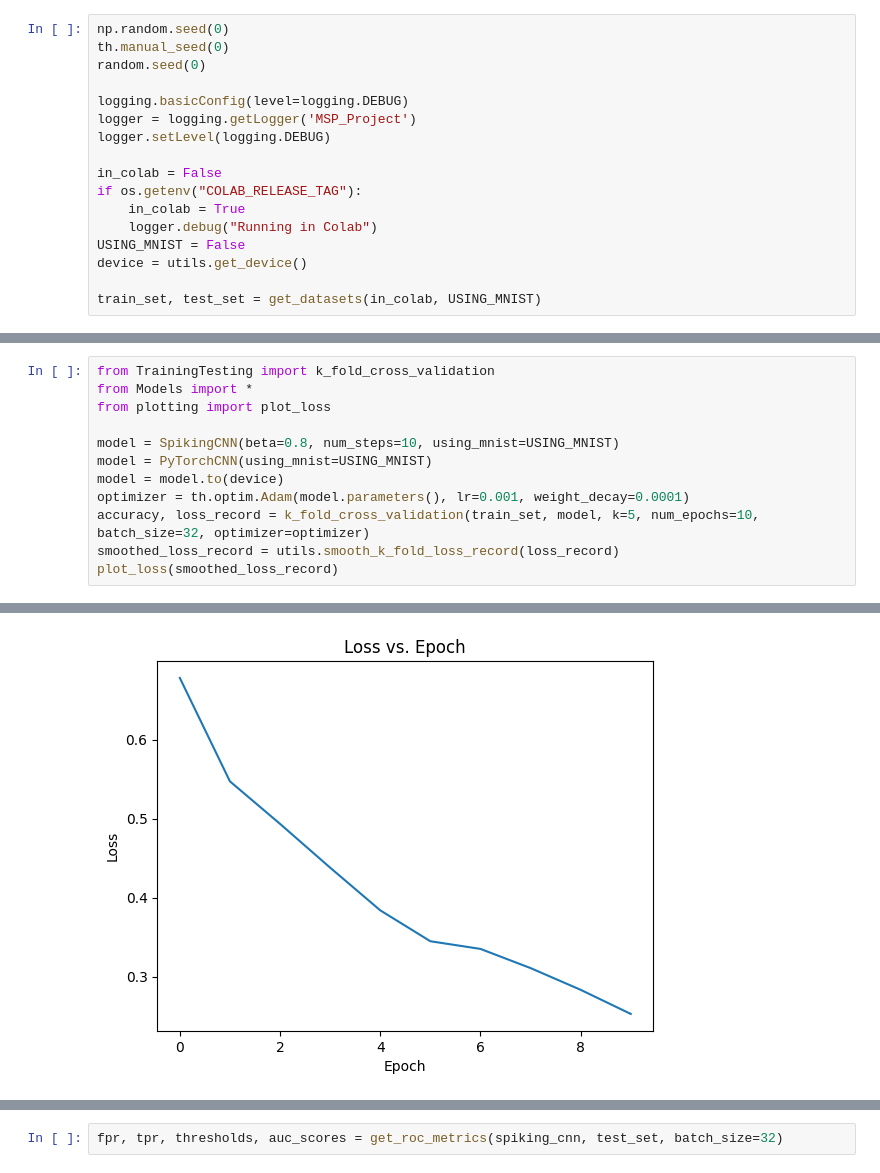
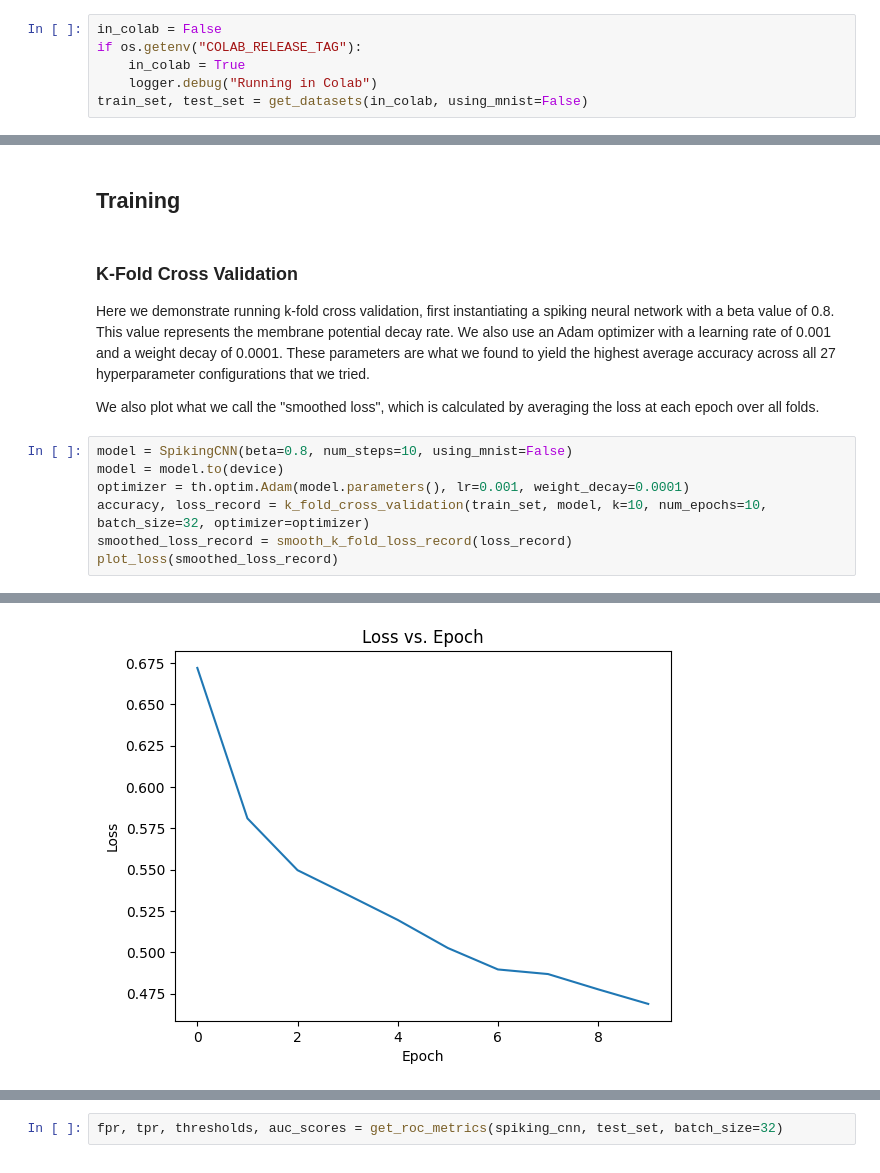
Before and after one commit to syntactic/ModelingSynapticPlasticity-BloodSpatterAnalysis, a Jupyter notebook: project.ipynb, the cells around one changed output, grey strips where cells are left out. Drawn from its saved outputs; the diff is of its cells as text.

Commit message:
Updated project.ipynb to conform to what we decided in today's meeting about what to include. Also all files have been updated to use the new renamed Python files.

```diff
--- a/project.ipynb
+++ b/project.ipynb
@@ -16,20 +32,9 @@ from sklearn.metrics import RocCurveDisplay
 # %%
-np.random.seed(0)
-th.manual_seed(0)
-random.seed(0)
-
-logging.basicConfig(level=logging.DEBUG)
-logger = logging.getLogger('MSP_Project')
-logger.setLevel(logging.DEBUG)
-
 in_colab = False
 if os.getenv("COLAB_RELEASE_TAG"):
     in_colab = True
     logger.debug("Running in Colab")
-USING_MNIST = False
-device = utils.get_device()
-
-train_set, test_set = get_datasets(in_colab, USING_MNIST)
+train_set, test_set = get_datasets(in_colab, using_mnist=False)
 # %% [output]
 DEBUG:MSP_Project:Data directory: ./full_dataset
 DEBUG:MSP_Project:Using mean and std: tensor([0.9961]), tensor([0.0113])
@@ -70,14 +64,16 @@ calculate_class_average(train_set)
+# %% [markdown]
+## Training
+# %% [markdown]
+### K-Fold Cross Validation
+Here we demonstrate running k-fold cross validation, first instantiating a spiking neural network with a beta value of 0.8. This value represents the membrane potential decay rate. We also use an Adam optimizer with a learning rate of 0.001 and a weight decay of 0.0001. These parameters are what we found to yield the highest average accuracy across all 27 hyperparameter configurations that we tried.
+
+We also plot what we call the "smoothed loss", which is calculated by averaging the loss at each epoch over all folds.
 # %%
-from TrainingTesting import k_fold_cross_validation
-from Models import *
-from plotting import plot_loss
-
-model = SpikingCNN(beta=0.8, num_steps=10, using_mnist=USING_MNIST)
-model = PyTorchCNN(using_mnist=USING_MNIST)
+model = SpikingCNN(beta=0.8, num_steps=10, using_mnist=False)
 model = model.to(device)
 optimizer = th.optim.Adam(model.parameters(), lr=0.001, weight_decay=0.0001)
-accuracy, loss_record = k_fold_cross_validation(train_set, model, k=5, num_epochs=10, batch_size=32, optimizer=optimizer)
-smoothed_loss_record = utils.smooth_k_fold_loss_record(loss_record)
+accuracy, loss_record = k_fold_cross_validation(train_set, model, k=10, num_epochs=10, batch_size=32, optimizer=optimizer)
+smoothed_loss_record = smooth_k_fold_loss_record(loss_record)
 plot_loss(smoothed_loss_record)
 # %% [output]
 FOLD 0
@@ -100 +96 @@ Average: 83.3153153153153 %
-[figure, old version]
+[figure, new version]
```
Also changed, not shown: parts of 20 cells of this notebook, 4 other files.
